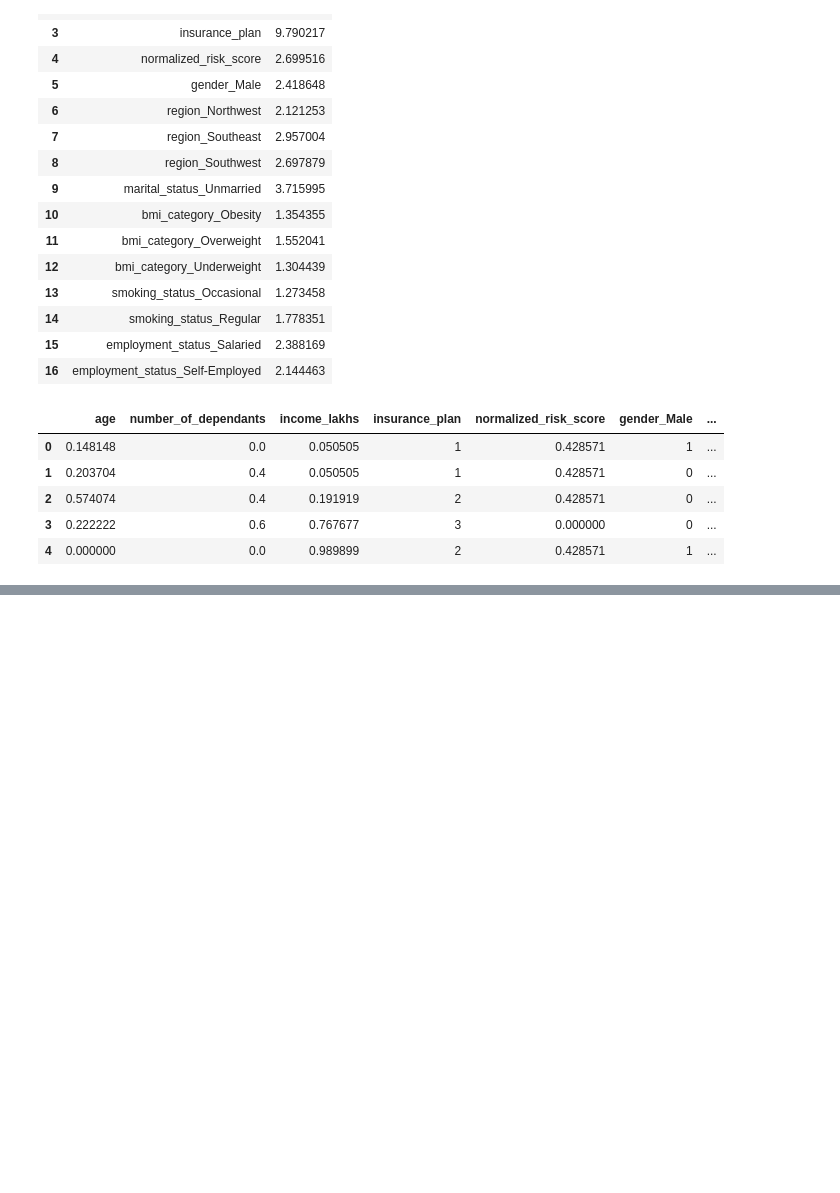
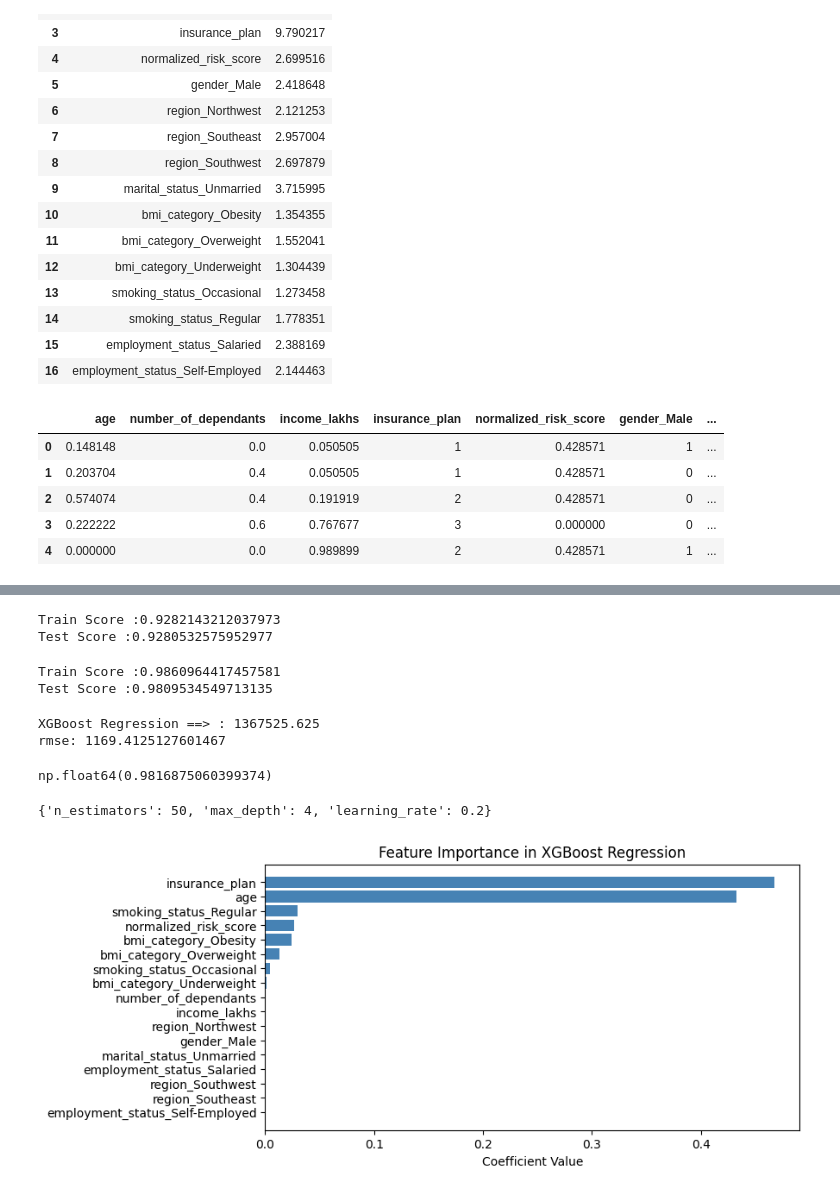
Before and after one commit to Hanishka-Kela/Healthcare-Premium-Prediction--Regression-, a Jupyter notebook: Data_resources/ml_prediction.ipynb, the cells around one changed output, grey strips where cells are left out. Saved outputs shown, nothing was run; the diff lists cells and outputs as text; code cells hidden in the pictures; blank space fills up the shorter version.

```diff
--- a/Data_resources/ml_prediction.ipynb
+++ b/Data_resources/ml_prediction.ipynb
@@ -505,0 +558,60 @@ X_reduced.head()
+# %%
+model_rg=Ridge()
+model_rg.fit(X_train,y_train)
+test_score = model_rg.score(X_test,y_test)
+train_score = model_rg.score(X_train,y_train)
+print(f'Train Score :{train_score}')
+print(f'Test Score :{test_score}')
+# %% [output]
+Train Score :0.9282143212037973
+Test Score :0.9280532575952977
+# %%
+from xgboost import XGBRegressor
+model_xg=XGBRegressor()
+model_xg.fit(X_train,y_train)
+test_score = model_xg.score(X_test,y_test)
+train_score = model_xg.score(X_train,y_train)
+print(f'Train Score :{train_score}')
+print(f'Test Score :{test_score}')
+# %% [output]
+Train Score :0.9860964417457581
+Test Score :0.9809534549713135
+# %%
+y_pred =model_xg.predict(X_test)
+mse_lr=mean_squared_error(y_test,y_pred)
+rmse_lr=np.sqrt(mse_lr)
+
+print("XGBoost Regression ==> :",mse_lr,"\nrmse:",rmse_lr)
+# %% [output]
+XGBoost Regression ==> : 1367525.625
+rmse: 1169.4125127601467
+# %%
+param_grid={
+    'n_estimators':[20,40,50],
+    'learning_rate' : [0.01,0,.1,0.2],
+    'max_depth': [3,4,5]
+}
+
+random_search= RandomizedSearchCV(model_xg,param_grid,n_iter=10,cv=3,scoring='r2',random_state=10)
+random_search.fit(X_train,y_train)
+random_search.best_score_
+# %% [output]
+np.float64(0.9816875060399374)
+# %%
+random_search.best_params_
+# %% [output]
+{'n_estimators': 50, 'max_depth': 4, 'learning_rate': 0.2}
+# %%
+best_model = random_search.best_estimator_
+# %%
+feature_importances = best_model.feature_importances_
+
+coef_df= pd.DataFrame(feature_importances, index= X_test.columns,columns=['Coefficients'])
+coef_df = coef_df.sort_values(by='Coefficients',ascending=True)
+plt.figure(figsize=(8,4))
+plt.barh(coef_df.index, coef_df['Coefficients'], color = 'steelblue')
+plt.xlabel("Coefficient Value")
+plt.title('Feature Importance in XGBoost Regression')
+plt.show()
+# %% [output]
+[figure, added]
```
Also changed, not shown: parts of 9 cells of this notebook.
